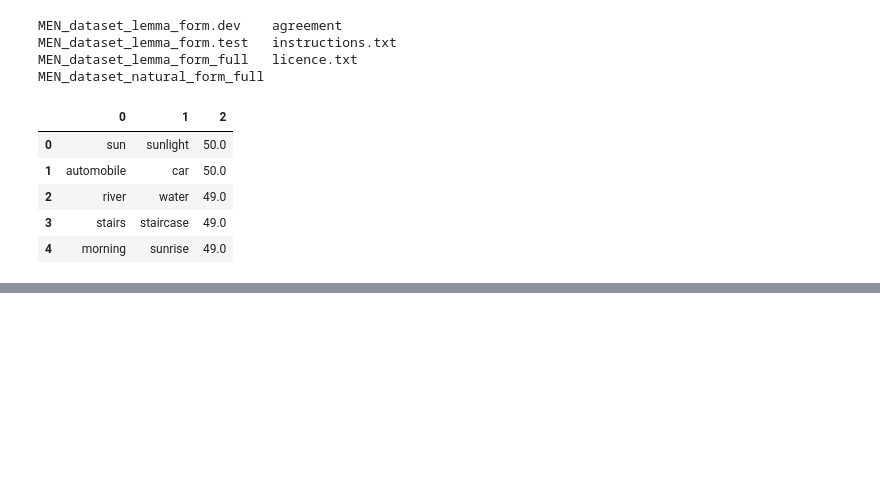
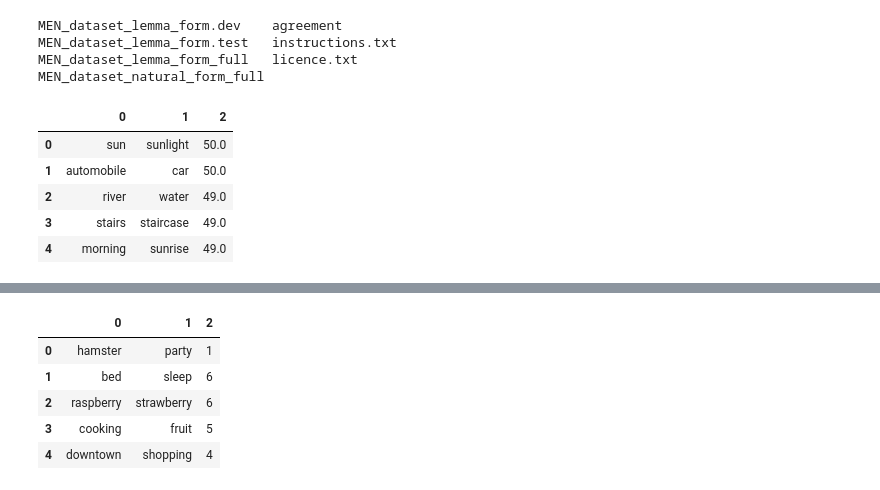
Before and after one commit to geoffbacon/eval, a Jupyter notebook: evaluate/data/men/preprocessing/preprocessing_men.ipynb, the cells around one changed output, grey strips where cells are left out. Cells and saved outputs as stored; diff of their text form; code cells hidden in the pictures; blank space fills up the shorter version.

```diff
--- a/evaluate/data/men/preprocessing/preprocessing_men.ipynb
+++ b/evaluate/data/men/preprocessing/preprocessing_men.ipynb
@@ -57,0 +77,11 @@ df.to_csv(outfile, index=False)
+# %%
+elias = pd.read_csv('MEN/agreement/elias-men-ratings.txt', sep='\s+', header=None) # weird format with spaces and tabs separating columns
+marcos = pd.read_csv('MEN/agreement/marcos-men-ratings.txt', sep='\s+', header=None)
+elias.head()
+# %% [output]
+|  | 0 | 1 | 2 |
+| 0 | hamster | party | 1 |
+| 1 | bed | sleep | 6 |
+| 2 | raspberry | strawberry | 6 |
+| 3 | cooking | fruit | 5 |
+| 4 | downtown | shopping | 4 |
```
Also changed, not shown: parts of 12 cells of this notebook, 1 other file.
